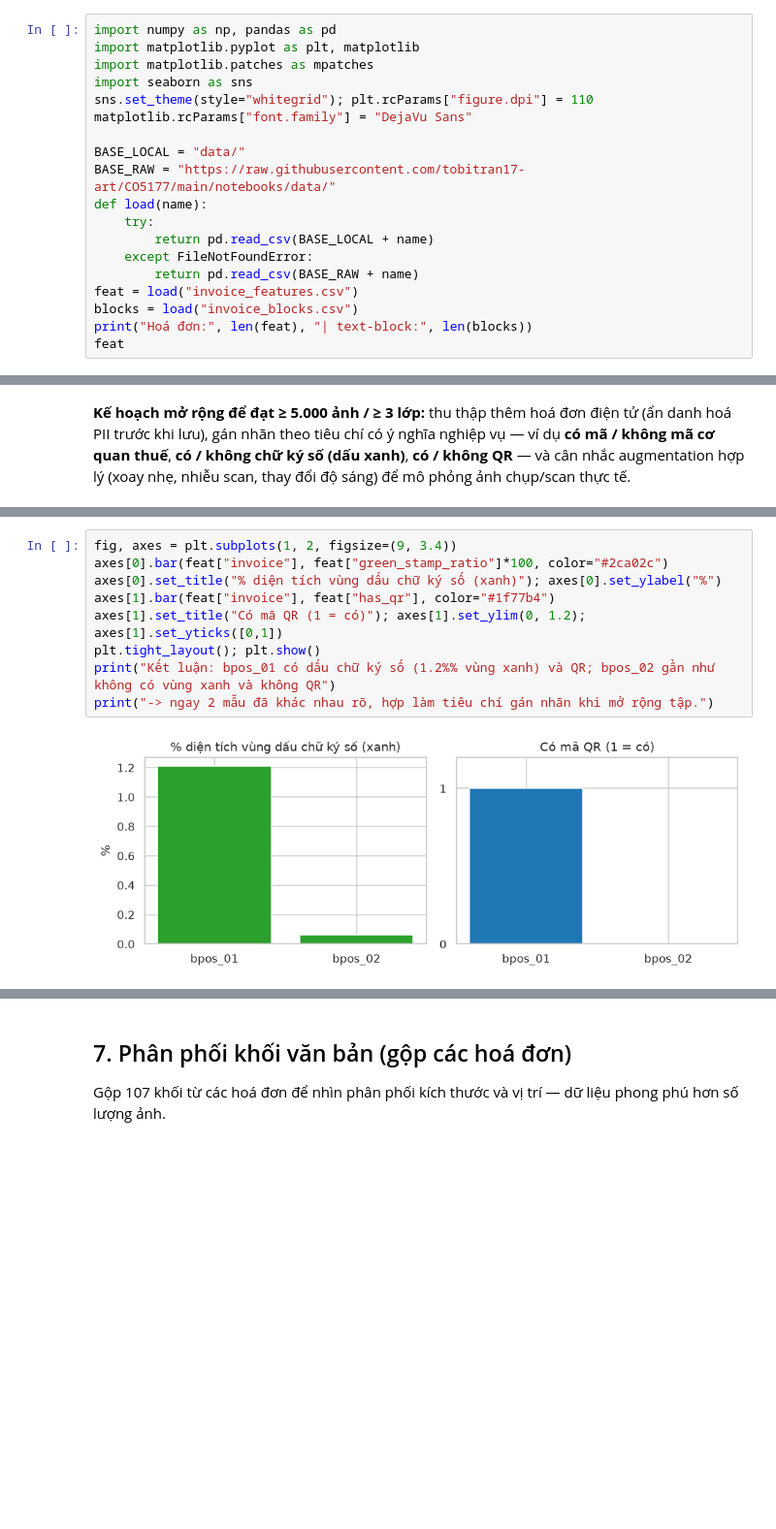
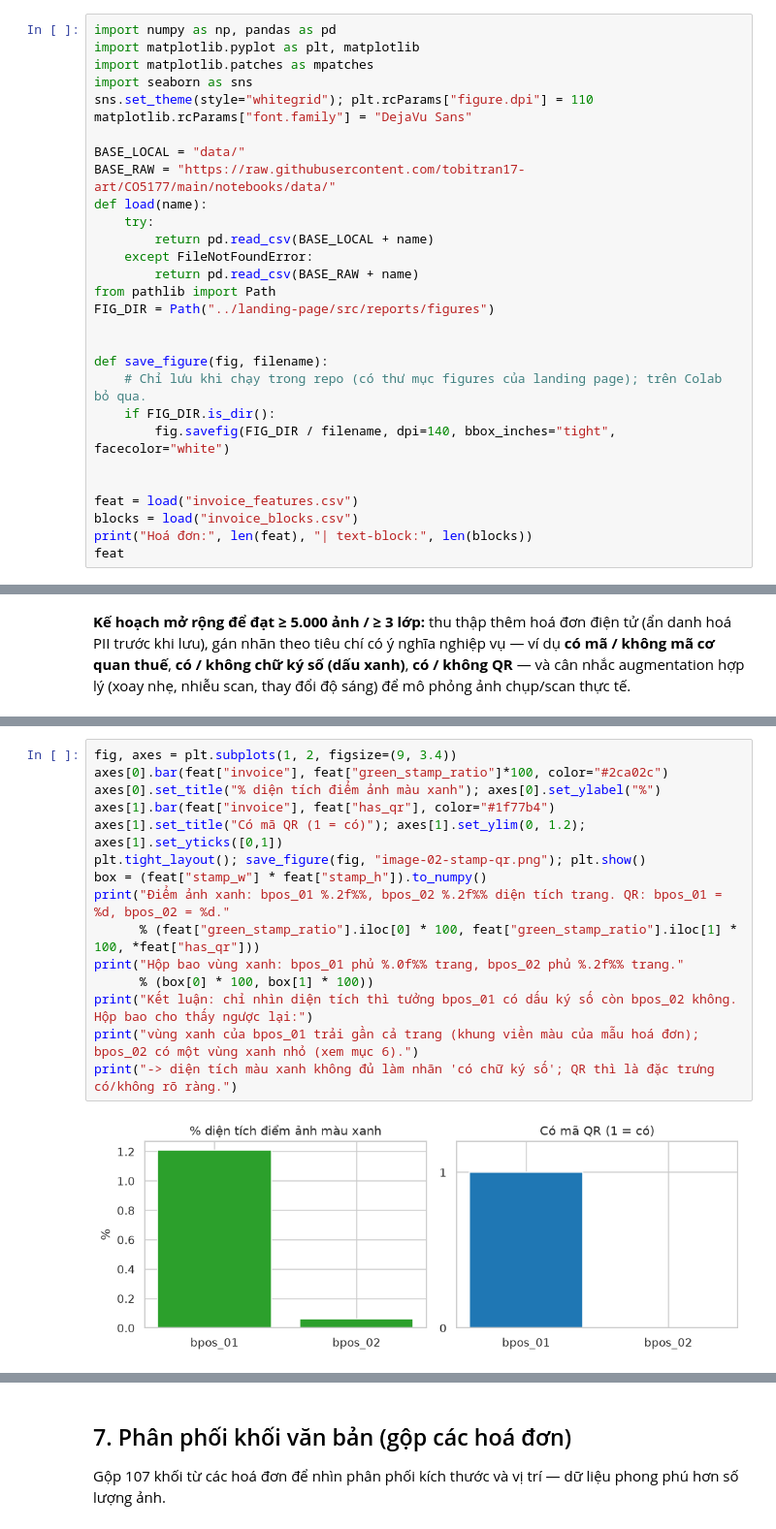
Before and after one commit to tobitran17-art/CO5177, a Jupyter notebook: notebooks/image_eda.ipynb, the cells around one changed output, grey strips where cells are left out. Shown at 97% size. Cells and saved outputs as stored; diff of their text form; blank space fills up the shorter version.

Commit message:
Fix image EDA readings of green regions and text density

```diff
--- a/notebooks/image_eda.ipynb
+++ b/notebooks/image_eda.ipynb
@@ -34,6 +34,16 @@ def load(name):
         return pd.read_csv(BASE_LOCAL + name)
     except FileNotFoundError:
         return pd.read_csv(BASE_RAW + name)
+from pathlib import Path
+FIG_DIR = Path("../landing-page/src/reports/figures")
+
+
+def save_figure(fig, filename):
+    # Chỉ lưu khi chạy trong repo (có thư mục figures của landing page); trên Colab bỏ qua.
+    if FIG_DIR.is_dir():
+        fig.savefig(FIG_DIR / filename, dpi=140, bbox_inches="tight", facecolor="white")
+
+
 feat = load("invoice_features.csv")
 blocks = load("invoice_blocks.csv")
 print("Hoá đơn:", len(feat), "| text-block:", len(blocks))
@@ -85,11 +103,17 @@ Phần mềm hoá đơn thường vẽ **con dấu chữ ký số màu xanh** v
 # %%
 fig, axes = plt.subplots(1, 2, figsize=(9, 3.4))
 axes[0].bar(feat["invoice"], feat["green_stamp_ratio"]*100, color="#2ca02c")
-axes[0].set_title("% diện tích vùng dấu chữ ký số (xanh)"); axes[0].set_ylabel("%")
+axes[0].set_title("% diện tích điểm ảnh màu xanh"); axes[0].set_ylabel("%")
 axes[1].bar(feat["invoice"], feat["has_qr"], color="#1f77b4")
 axes[1].set_title("Có mã QR (1 = có)"); axes[1].set_ylim(0, 1.2); axes[1].set_yticks([0,1])
-plt.tight_layout(); plt.show()
-print("Kết luận: bpos_01 có dấu chữ ký số (1.2%% vùng xanh) và QR; bpos_02 gần như không có vùng xanh và không QR")
-print("-> ngay 2 mẫu đã khác nhau rõ, hợp làm tiêu chí gán nhãn khi mở rộng tập.")
+plt.tight_layout(); save_figure(fig, "image-02-stamp-qr.png"); plt.show()
+box = (feat["stamp_w"] * feat["stamp_h"]).to_numpy()
+print("Điểm ảnh xanh: bpos_01 %.2f%%, bpos_02 %.2f%% diện tích trang. QR: bpos_01 = %d, bpos_02 = %d."
+      % (feat["green_stamp_ratio"].iloc[0] * 100, feat["green_stamp_ratio"].iloc[1] * 100, *feat["has_qr"]))
+print("Hộp bao vùng xanh: bpos_01 phủ %.0f%% trang, bpos_02 phủ %.2f%% trang."
+      % (box[0] * 100, box[1] * 100))
+print("Kết luận: chỉ nhìn diện tích thì tưởng bpos_01 có dấu ký số còn bpos_02 không. Hộp bao cho thấy ngược lại:")
+print("vùng xanh của bpos_01 trải gần cả trang (khung viền màu của mẫu hoá đơn); bpos_02 có một vùng xanh nhỏ (xem mục 6).")
+print("-> diện tích màu xanh không đủ làm nhãn 'có chữ ký số'; QR thì là đặc trưng có/không rõ ràng.")
 # %% [output]
-[figure, old version]
+[figure, new version]
```
Also changed, not shown: parts of 8 cells of this notebook, 5 other files.
